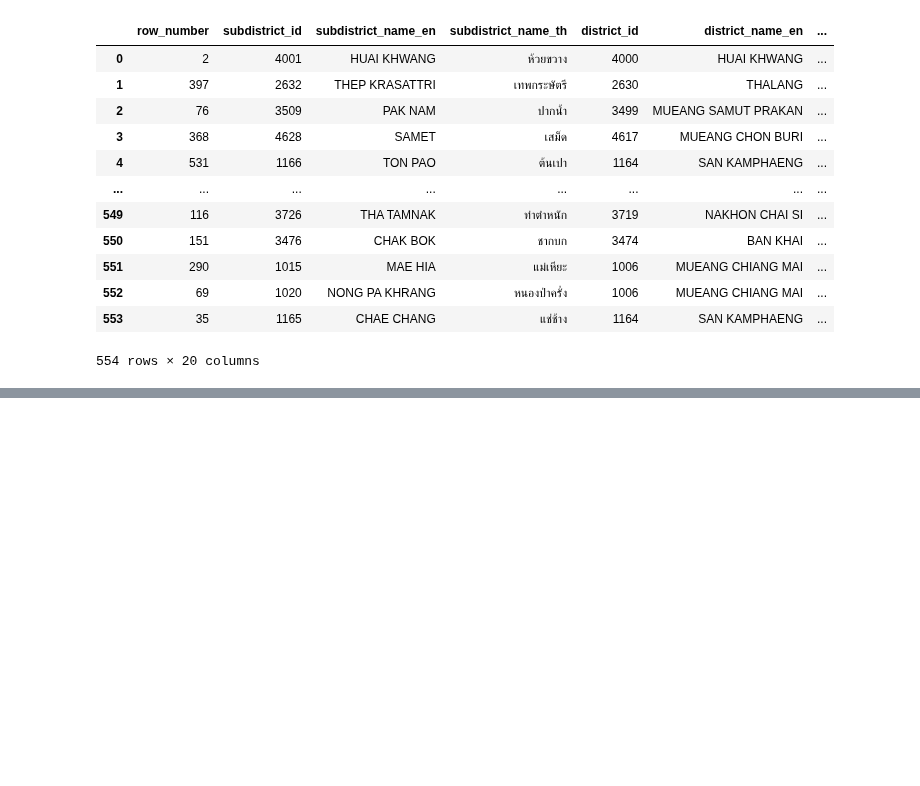
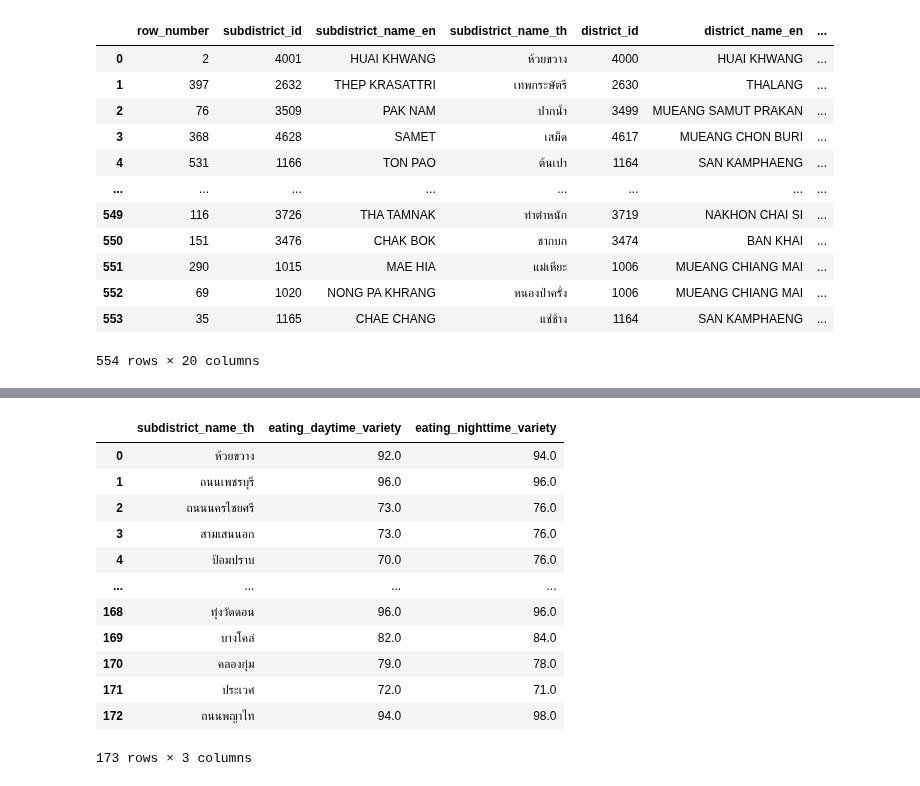
Before and after one commit to sucheerarighthere/BasicProg_DataViz65, a Jupyter notebook: midterm65.ipynb, the cells around one changed output, grey strips where cells are left out. Cells and saved outputs as stored; diff of their text form; code cells hidden in the pictures; blank space fills up the shorter version.

```diff
--- a/midterm65.ipynb
+++ b/midterm65.ipynb
@@ -284,0 +308,3 @@ pd.merge(eat1,eat2)
+# %%
+bnkday=missingouteat[missingouteat['province_name_th']=='กรุงเทพมหานคร'][['subdistrict_name_th'],['eating_daytime_variety'].max()]
+bnkday
@@ -284,0 +325,3 @@ pd.merge(eat1,eat2)
+# %%
+neweatingrate = pd.merge(bnkday,bnknight)
+neweatingrate.describe()
@@ -284,0 +338,16 @@ pd.merge(eat1,eat2)
+# %%
+neweatingrate[['subdistrict_name_th','eating_daytime_variety','eating_nighttime_variety']]
+# %% [output]
+|  | subdistrict_name_th | eating_daytime_variety | eating_nighttime_variety |
+| 0 | ห้วยขวาง | 92.0 | 94.0 |
+| 1 | ถนนเพชรบุรี | 96.0 | 96.0 |
+| 2 | ถนนนครไชยศรี | 73.0 | 76.0 |
+| 3 | สามเสนนอก | 73.0 | 76.0 |
+| 4 | ป้อมปราบ | 70.0 | 76.0 |
+| ... | ... | ... | ... |
+| 168 | ทุ่งวัดดอน | 96.0 | 96.0 |
+| 169 | บางโคล่ | 82.0 | 84.0 |
+| 170 | คลองกุ่ม | 79.0 | 78.0 |
+| 171 | ประเวศ | 72.0 | 71.0 |
+| 172 | ถนนพญาไท | 94.0 | 98.0 |
+173 rows × 3 columns
```
Also changed, not shown: parts of 14 cells of this notebook.
